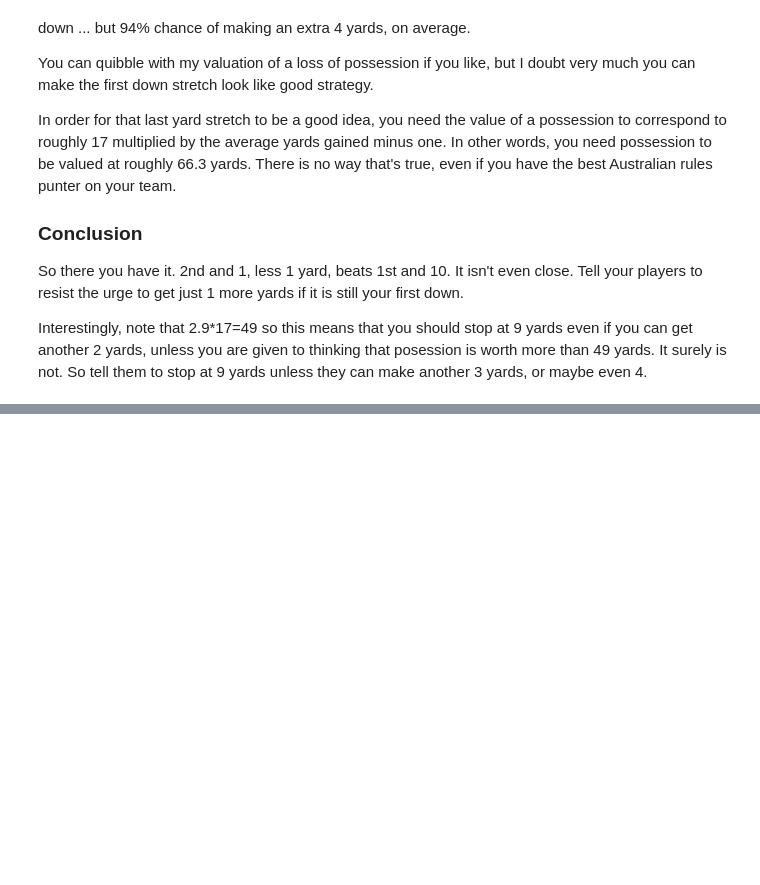
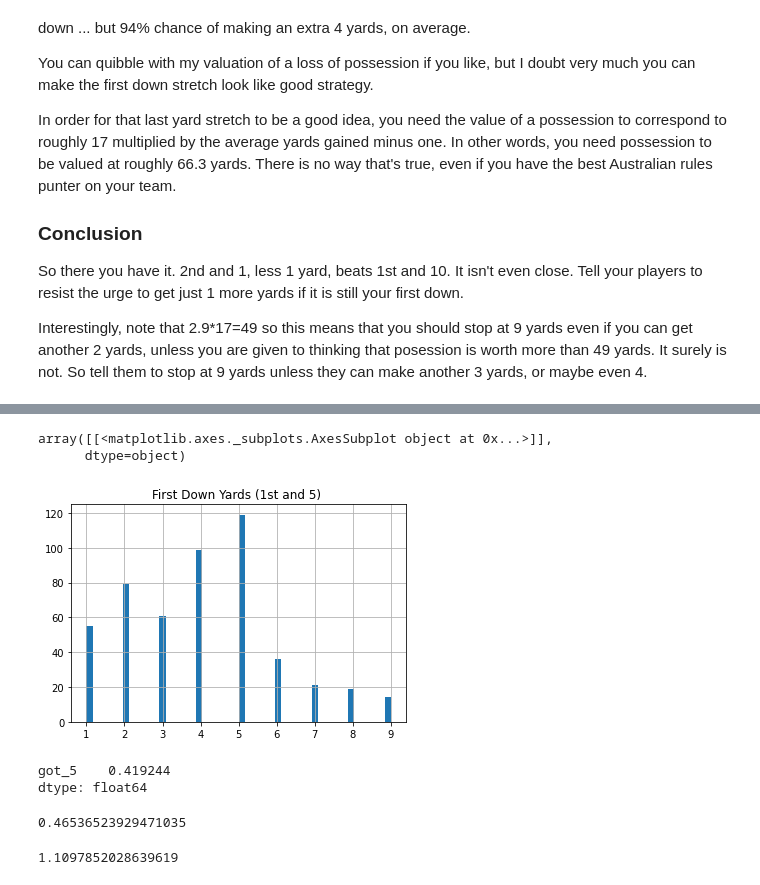
Before and after one commit to microprediction/microprediction, a Jupyter notebook: blog/NFL_2nd_and_1.ipynb, the cells around one changed output, grey strips where cells are left out. Saved outputs shown, nothing was run; the diff lists cells and outputs as text; code cells hidden in the pictures; blank space fills up the shorter version.

```diff
--- a/blog/NFL_2nd_and_1.ipynb
+++ b/blog/NFL_2nd_and_1.ipynb
@@ -116,0 +158,24 @@ Interestingly, note that 2.9*17=49 so this means that you should stop at 9 yards
+# %%
+gains_on_first_pass = df.loc[(df['dwn']==1)& (df['ytg']==5) & (df['yds']<10) & (df['yds']>=1),:]
+gains_on_first_pass[['yds']].rename(columns={'yds':'First Down Yards (1st and 5) '}).hist(bins=50)
+# %% [output]
+array([[<matplotlib.axes._subplots.AxesSubplot object at 0x...>]],
+      dtype=object)
+[figure, added]
+# %%
+df['got_5'] = df['yds']>=5
+first_and_five = df.loc[(df['dwn']==1)& (df['ytg']==5) & (df['yfog']<50),:]
+first_and_five[['got_5']].mean()
+# %% [output]
+got_5    0.419244
+dtype: float64
+# %%
+df['got_4'] = df['yds']>=4
+and_four = df.loc[(df['dwn']<=2)& (df['ytg']==4) & (df['yfog']<50),:]
+and_four['got_4'].mean()
+# %% [output]
+0.46536523929471035
+# %%
+465/419
+# %% [output]
+1.1097852028639619
```
Also changed, not shown: parts of 11 cells of this notebook.
